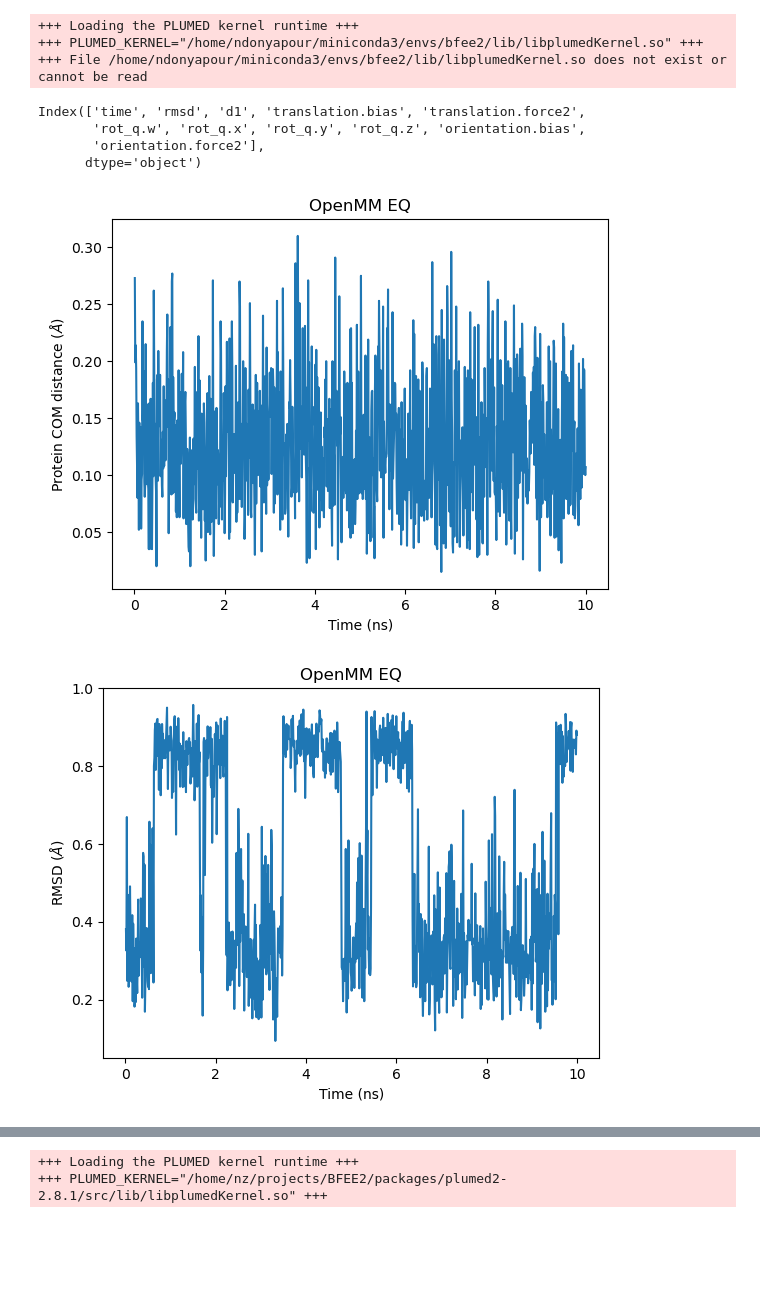
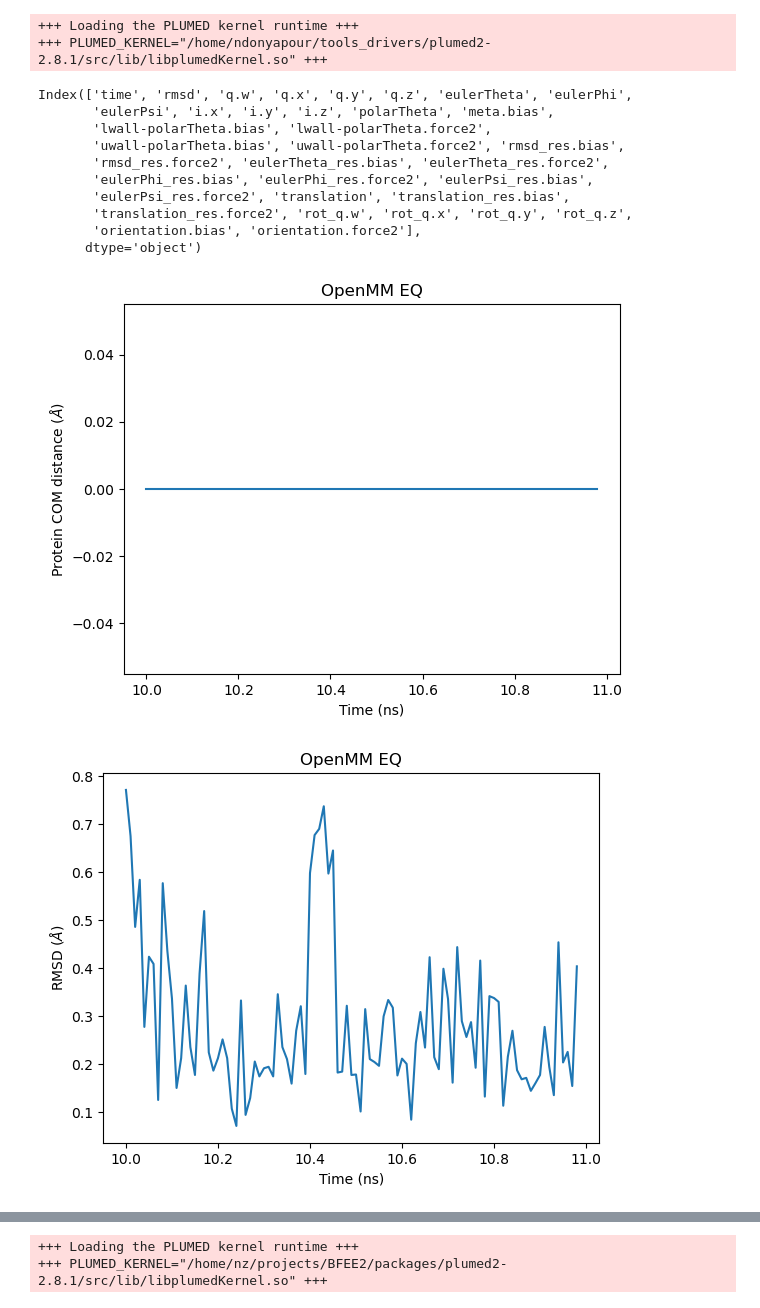
Before and after one commit to ndonyapour/BFEE2_OpenMM, a Jupyter notebook: openmm_plumed/analysis/colvars.ipynb, the cells around one changed output, grey strips where cells are left out. Saved outputs shown, nothing was run; the diff lists cells and outputs as text; code cells hidden in the pictures; blank space fills up the shorter version.

```diff
--- a/openmm_plumed/analysis/colvars.ipynb
+++ b/openmm_plumed/analysis/colvars.ipynb
@@ -10,24 +23,29 @@ import plumed
 # %%
-colvars = plumed.read_as_pandas('../000_eq/COLVAR')
+colvars = plumed.read_as_pandas('../005_PolarTheta/COLVAR')
 colvars.columns
 # %% [output]
 +++ Loading the PLUMED kernel runtime +++
-+++ PLUMED_KERNEL="/home/ndonyapour/miniconda3/envs/bfee2/lib/libplumedKernel.so" +++
-+++ File /home/ndonyapour/miniconda3/envs/bfee2/lib/libplumedKernel.so does not exist or cannot be read
++++ PLUMED_KERNEL="/home/ndonyapour/tools_drivers/plumed2-2.8.1/src/lib/libplumedKernel.so" +++
-Index(['time', 'rmsd', 'd1', 'translation.bias', 'translation.force2',
-       'rot_q.w', 'rot_q.x', 'rot_q.y', 'rot_q.z', 'orientation.bias',
-       'orientation.force2'],
+Index(['time', 'rmsd', 'q.w', 'q.x', 'q.y', 'q.z', 'eulerTheta', 'eulerPhi',
+       'eulerPsi', 'i.x', 'i.y', 'i.z', 'polarTheta', 'meta.bias',
+       'lwall-polarTheta.bias', 'lwall-polarTheta.force2',
+       'uwall-polarTheta.bias', 'uwall-polarTheta.force2', 'rmsd_res.bias',
+       'rmsd_res.force2', 'eulerTheta_res.bias', 'eulerTheta_res.force2',
+       'eulerPhi_res.bias', 'eulerPhi_res.force2', 'eulerPsi_res.bias',
+       'eulerPsi_res.force2', 'translation', 'translation_res.bias',
+       'translation_res.force2', 'rot_q.w', 'rot_q.x', 'rot_q.y', 'rot_q.z',
+       'orientation.bias', 'orientation.force2'],
       dtype='object')
 # %%
-cv = colvars['d1']
+cv = colvars['uwall-polarTheta.bias']
 time = colvars['time']
-plt.plot(time/1000, cv*10)
+plt.plot(time/1000, cv)
 plt.xlabel('Time (ns)')
 plt.ylabel(r'Protein COM distance (${\AA}$)')
 plt.title('OpenMM EQ')
 plt.savefig('figures/eq_d1.png')
 # %% [output]
-[figure, old version]
+[figure, new version]
 # %%
 cv = colvars['rmsd']
 time = colvars['time']
@@ -37,7 +55,7 @@ plt.ylabel(r'RMSD (${\AA}$)')
 plt.title('OpenMM EQ')
 plt.savefig('figures/eq_rmsd.png')
 # %% [output]
-[figure, old version]
+[figure, new version]
 # %%
 # colvars = plumed.read_as_pandas('../000_eq/COLVAR_')
 # eulertheta = colvars['eulerTheta']
```
Also changed, not shown: parts of 14 cells of this notebook, 23 other files.
